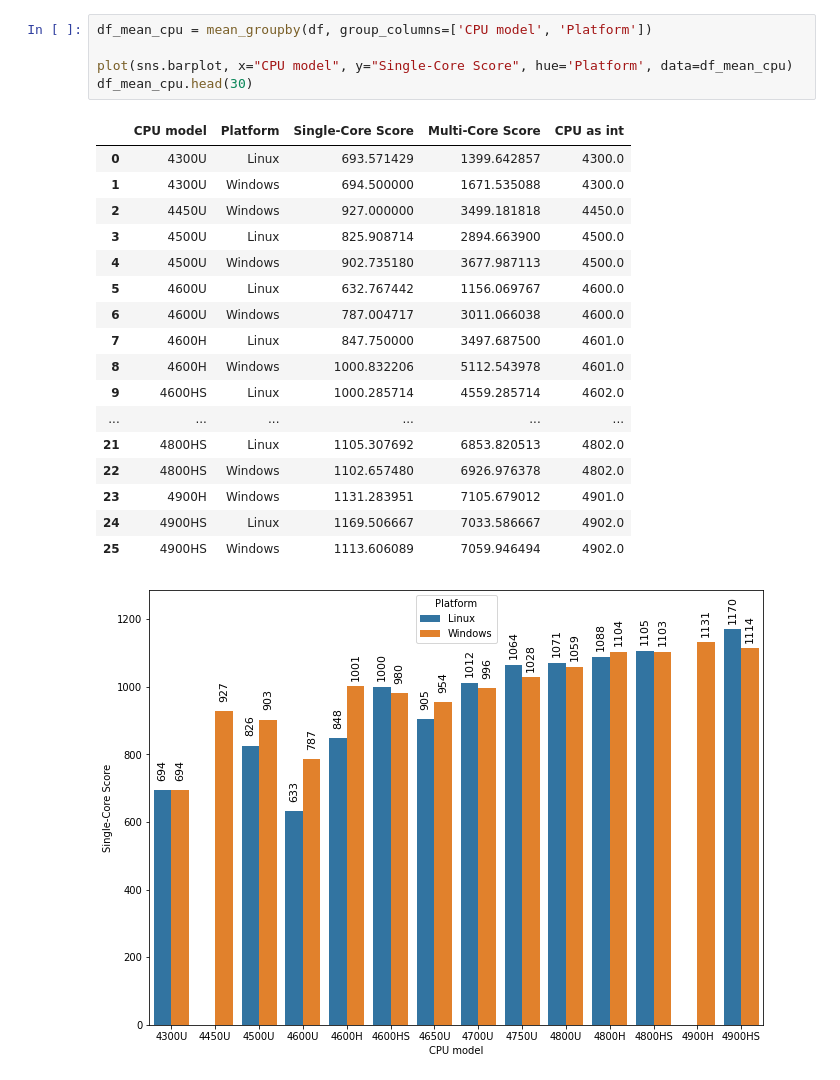
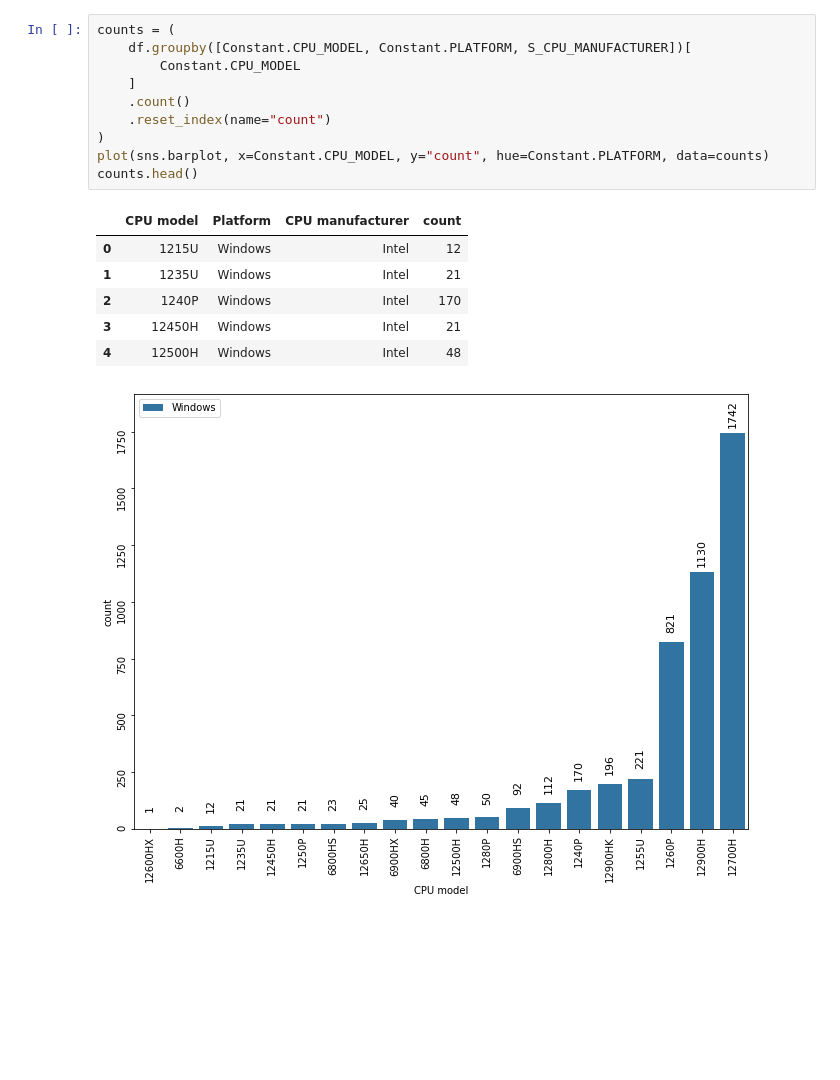
Before and after one commit to kirillstrelkov/playground, a Jupyter notebook: geekbench/ryzen.ipynb, the cells around one changed output. Drawn from its saved outputs; the diff is of its cells as text; blank space fills up the shorter version.

```diff
--- a/geekbench/ryzen.ipynb
+++ b/geekbench/ryzen.ipynb
@@ -72,25 +53,19 @@ df_mean.tail()
-# %%
-df_mean_cpu = mean_groupby(df, group_columns=['CPU model', 'Platform'])
-
-plot(sns.barplot, x="CPU model", y="Single-Core Score", hue='Platform', data=df_mean_cpu)
-df_mean_cpu.head(30)
-# %% [output]
-|  | CPU model | Platform | Single-Core Score | Multi-Core Score | CPU as int |
-| 0 | 4300U | Linux | 693.571429 | 1399.642857 | 4300.0 |
-| 1 | 4300U | Windows | 694.500000 | 1671.535088 | 4300.0 |
-| 2 | 4450U | Windows | 927.000000 | 3499.181818 | 4450.0 |
-| 3 | 4500U | Linux | 825.908714 | 2894.663900 | 4500.0 |
-| 4 | 4500U | Windows | 902.735180 | 3677.987113 | 4500.0 |
-| 5 | 4600U | Linux | 632.767442 | 1156.069767 | 4600.0 |
-| 6 | 4600U | Windows | 787.004717 | 3011.066038 | 4600.0 |
-| 7 | 4600H | Linux | 847.750000 | 3497.687500 | 4601.0 |
-| 8 | 4600H | Windows | 1000.832206 | 5112.543978 | 4601.0 |
-| 9 | 4600HS | Linux | 1000.285714 | 4559.285714 | 4602.0 |
-| ... | ... | ... | ... | ... | ... |
-| 21 | 4800HS | Linux | 1105.307692 | 6853.820513 | 4802.0 |
-| 22 | 4800HS | Windows | 1102.657480 | 6926.976378 | 4802.0 |
-| 23 | 4900H | Windows | 1131.283951 | 7105.679012 | 4901.0 |
-| 24 | 4900HS | Linux | 1169.506667 | 7033.586667 | 4902.0 |
-| 25 | 4900HS | Windows | 1113.606089 | 7059.946494 | 4902.0 |
-[figure, removed]
+# %%
+counts = (
+    df.groupby([Constant.CPU_MODEL, Constant.PLATFORM, S_CPU_MANUFACTURER])[
+        Constant.CPU_MODEL
+    ]
+    .count()
+    .reset_index(name="count")
+)
+plot(sns.barplot, x=Constant.CPU_MODEL, y="count", hue=Constant.PLATFORM, data=counts)
+counts.head()
+# %% [output]
+|  | CPU model | Platform | CPU manufacturer | count |
+| 0 | 1215U | Windows | Intel | 12 |
+| 1 | 1235U | Windows | Intel | 21 |
+| 2 | 1240P | Windows | Intel | 170 |
+| 3 | 12450H | Windows | Intel | 21 |
+| 4 | 12500H | Windows | Intel | 48 |
+[figure, added]
 # %%
```
Also changed, not shown: parts of 5 cells of this notebook, 5 other files.
